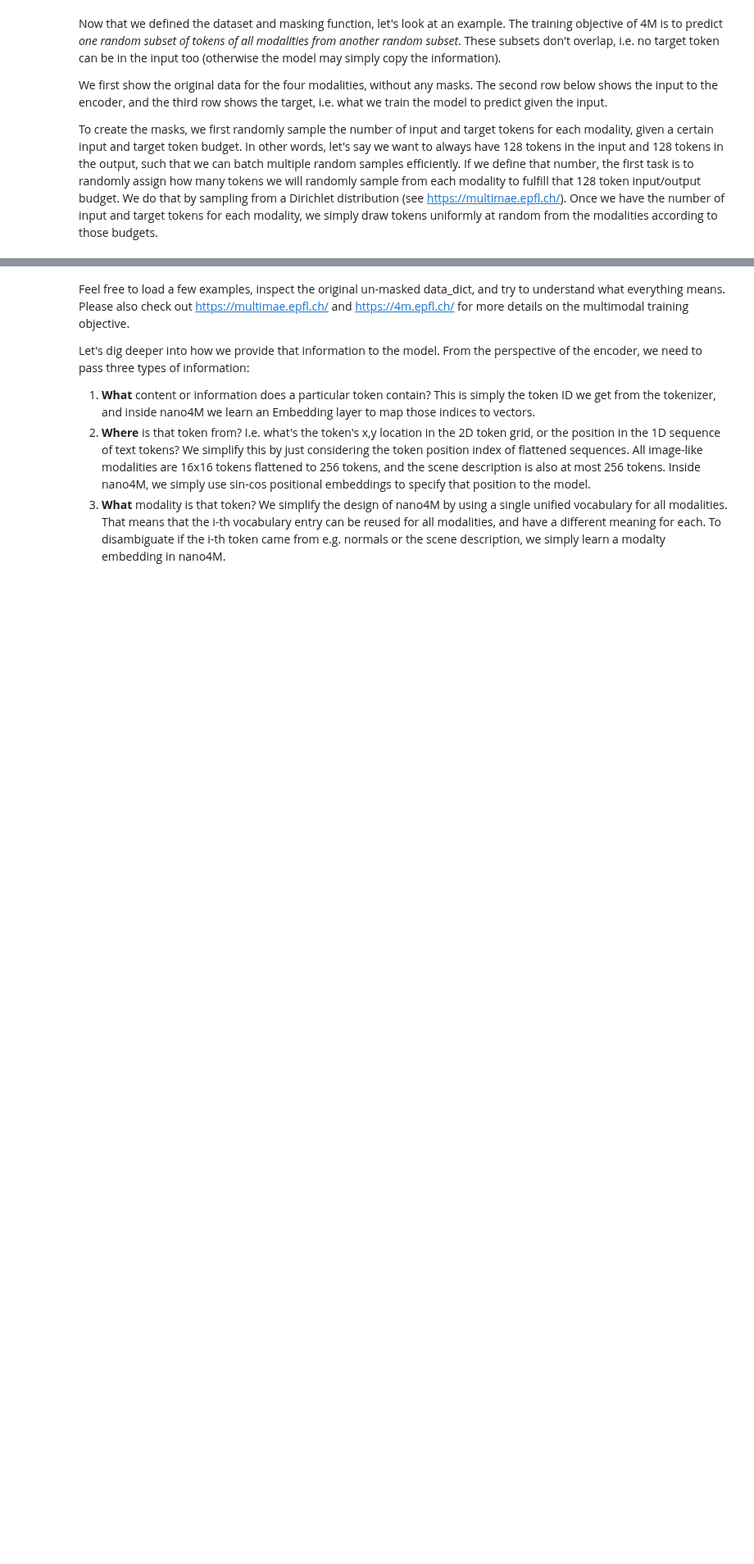
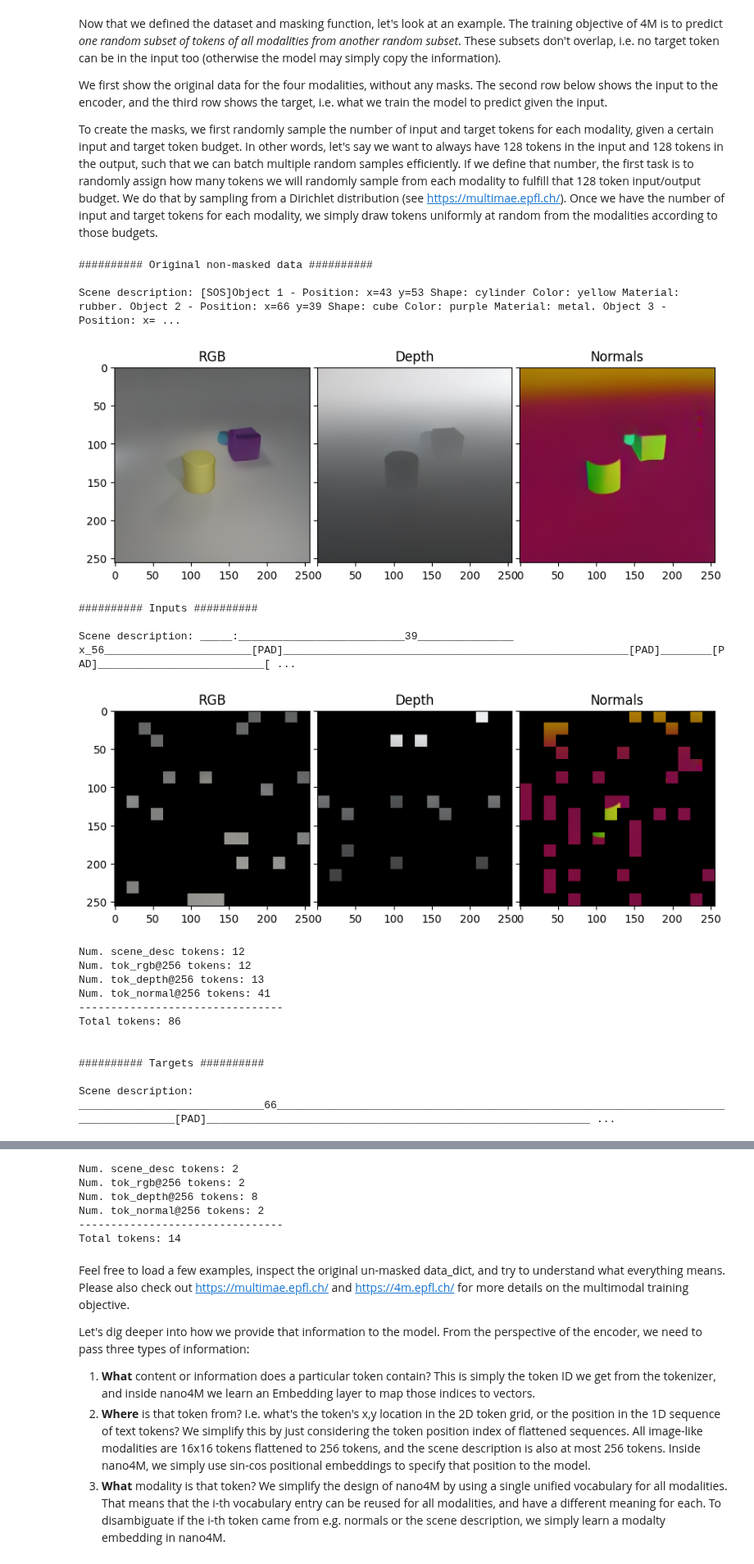
Before and after one commit to EPFL-VILAB/2026-Spring-CS503-Visual-Intelligence-Homework, a Jupyter notebook: NanoFM_Homeworks/notebooks/CS503_FM_part3_nano4M.ipynb, the cells around one changed output, grey strips where cells are left out. Shown at 82% size. Drawn from its saved outputs; the diff is of its cells as text; code cells hidden in the pictures; blank space fills up the shorter version.

```diff
--- a/NanoFM_Homeworks/notebooks/CS503_FM_part3_nano4M.ipynb
+++ b/NanoFM_Homeworks/notebooks/CS503_FM_part3_nano4M.ipynb
@@ -264,13 +294,33 @@ We first show the original data for the four modalities, without any masks. The
 
 To create the masks, we first randomly sample the number of input and target tokens for each modality, given a certain input and target token budget. In other words, let's say we want to always have 128 tokens in the input and 128 tokens in the output, such that we can batch multiple random samples efficiently. If we define that number, the first task is to randomly assign how many tokens we will randomly sample from each modality to fulfill that 128 token input/output budget. We do that by sampling from a Dirichlet distribution (see https://multimae.epfl.ch/). Once we have the number of input and target tokens for each modality, we simply draw tokens uniformly at random from the modalities according to those budgets.
 # %%
-data_dict = dataset[0]
+data_dict = dataset[5]
 
-print('#'*10 + ' Original non-masked data ' + '#'*10 + '\n')
+print("#" * 10 + " Original non-masked data " + "#" * 10 + "\n")
 plot_data_dict_with_mask(data_dict, mask_type=None)
 
-print('\n\n' + '#'*10 + ' Inputs ' + '#'*10 + '\n')
-plot_data_dict_with_mask(data_dict, mask_type='input')
+print("\n\n" + "#" * 10 + " Inputs " + "#" * 10 + "\n")
+plot_data_dict_with_mask(data_dict, mask_type="input")
 
-print('\n\n' + '#'*10 + ' Targets ' + '#'*10 + '\n')
-plot_data_dict_with_mask(data_dict, mask_type='target')
+print("\n\n" + "#" * 10 + " Targets " + "#" * 10 + "\n")
+plot_data_dict_with_mask(data_dict, mask_type="target")
+# %% [output]
+########## Original non-masked data ##########
+
+Scene description: [SOS]Object 1 - Position: x=43 y=53 Shape: cylinder Color: yellow Material: rubber. Object 2 - Position: x=66 y=39 Shape: cube Color: purple Material: metal. Object 3 - Position: x= ...
+[figure, added]
+########## Inputs ##########
+
+Scene description: _____:__________________________39_______________ x_56_______________________[PAD]______________________________________________________[PAD]________[PAD]__________________________[ ...
+[figure, added]
+Num. scene_desc tokens: 12
+Num. tok_rgb@256 tokens: 12
+Num. tok_depth@256 tokens: 13
+Num. tok_normal@256 tokens: 41
+--------------------------------
+Total tokens: 86
+
+
+########## Targets ##########
+
+Scene description: _____________________________66_____________________________________________________________________________________[PAD]____________________________________________________________ ...
@@ -277,3 +328,9 @@ plot_data_dict_with_mask(data_dict, mask_type='target')
+Num. scene_desc tokens: 2
+Num. tok_rgb@256 tokens: 2
+Num. tok_depth@256 tokens: 8
+Num. tok_normal@256 tokens: 2
+--------------------------------
+Total tokens: 14
 # %% [markdown]
 Feel free to load a few examples, inspect the original un-masked data_dict, and try to understand what everything means. Please also check out https://multimae.epfl.ch/ and https://4m.epfl.ch/ for more details on the multimodal training objective.
 
```
Also changed, not shown: parts of 30 cells of this notebook, 1 other file.
